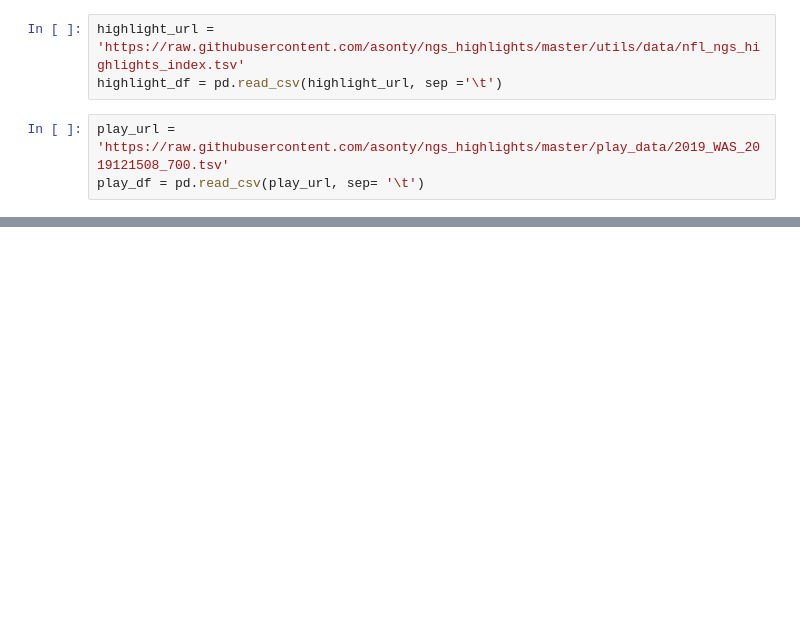
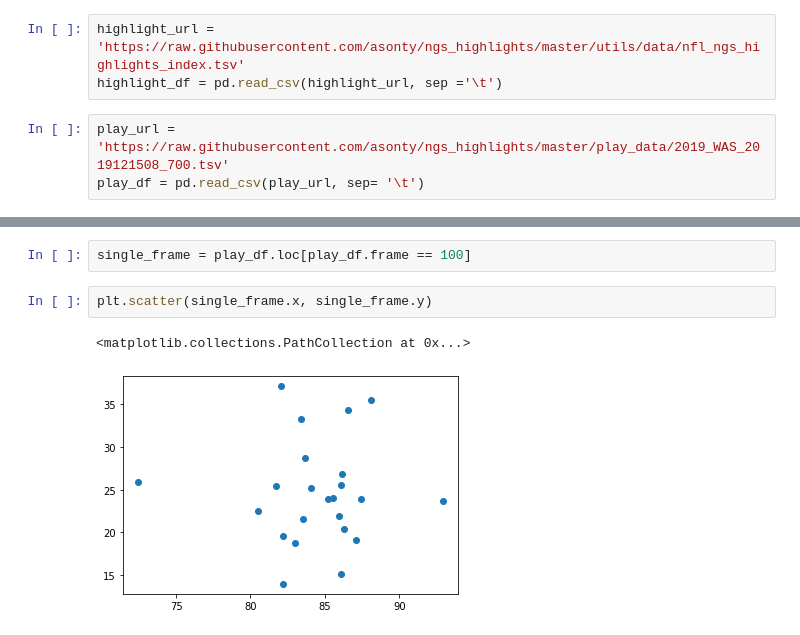
Before and after one commit to mtodisco10/fball_analytics, a Jupyter notebook: MessingAroundWithNFLTrackingData.ipynb, the cells around one changed output, grey strips where cells are left out. Drawn from its saved outputs; the diff is of its cells as text; blank space fills up the shorter version.

Commit message:
plotting player positions on the field

```diff
--- a/MessingAroundWithNFLTrackingData.ipynb
+++ b/MessingAroundWithNFLTrackingData.ipynb
@@ -25,0 +15,7 @@ play_df
+# %%
+single_frame = play_df.loc[play_df.frame == 100]
+# %%
+plt.scatter(single_frame.x, single_frame.y)
+# %% [output]
+<matplotlib.collections.PathCollection at 0x...>
+[figure, added]
```
Also changed, not shown: parts of 7 cells of this notebook.
